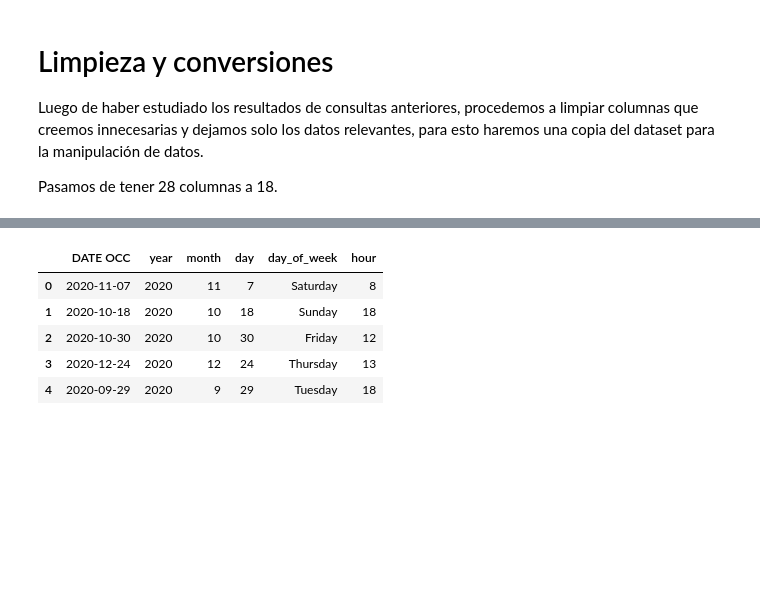
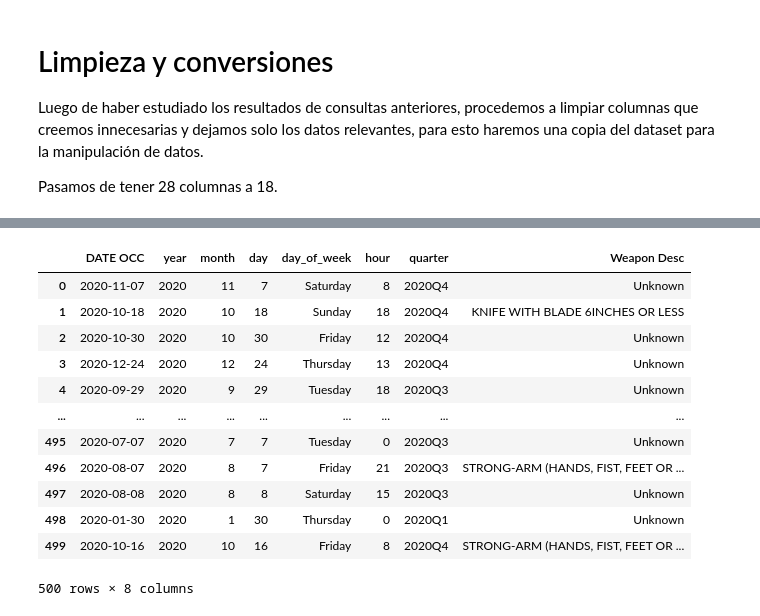
Before and after one commit to yub3r/CoderDataScience, a Jupyter notebook: ProyectoDS-Crime_Data_2020_24-Millan.ipynb, the cells around one changed output, grey strips where cells are left out. Saved outputs shown, nothing was run; the diff lists cells and outputs as text; code cells hidden in the pictures; blank space fills up the shorter version.

```diff
--- a/ProyectoDS-Crime_Data_2020_24-Millan.ipynb
+++ b/ProyectoDS-Crime_Data_2020_24-Millan.ipynb
@@ -145,31 +167,41 @@ memory usage: 1.4+ MB
 # %%
 # Convertimos las fechas/horas y nos quedamos solo con la fecha, sin hora la fija 12:00:00 AM.
 df_crime['Date Rptd'] = pd.to_datetime(df_crime['Date Rptd'], format="%m/%d/%Y %I:%M:%S %p", errors='coerce').dt.date
 df_crime['DATE OCC'] = pd.to_datetime(df_crime['DATE OCC'], format="%m/%d/%Y %I:%M:%S %p", errors='coerce').dt.date
 
 
-# Creamos nuevas columnas de tiempo a partir de DATE OCC para mejorar el analicis
+# Creamos nuevas columnas de tiempo a partir de DATE OCC para mejorar el analisis
 df_crime['year'] = pd.to_datetime(df_crime['DATE OCC']).dt.year
 df_crime['month'] = pd.to_datetime(df_crime['DATE OCC']).dt.month
 df_crime['day'] = pd.to_datetime(df_crime['DATE OCC']).dt.day
 df_crime['day_of_week'] = pd.to_datetime(df_crime['DATE OCC']).dt.day_name()
+df_crime["quarter"] = pd.to_datetime(df_crime["DATE OCC"]).dt.to_period("Q")
+
 
 
 # Extraemos la hora real del delito desde TIME OCC y lo pasamos al formato 24hs
 df_crime['hour'] = df_crime['TIME OCC'] // 100
 
 # Normalizar valores nulos
 df_crime['Vict Sex'] = df_crime['Vict Sex'].fillna('X')
 df_crime['Vict Descent'] = df_crime['Vict Descent'].fillna('X')
 df_crime['Premis Desc'] = df_crime['Premis Desc'].fillna('Unknown')
 df_crime['Weapon Desc'] = df_crime['Weapon Desc'].fillna('Unknown')
 
 # Revisamos el resultado
-df_crime[['DATE OCC','year','month','day','day_of_week','hour']].head()
+df_crime[['DATE OCC','year','month','day','day_of_week','hour', 'quarter', 'Weapon Desc']].head(500)
+# print(df_crime.info())
 # %% [output]
-|  | DATE OCC | year | month | day | day_of_week | hour |
-| 0 | 2020-11-07 | 2020 | 11 | 7 | Saturday | 8 |
-| 1 | 2020-10-18 | 2020 | 10 | 18 | Sunday | 18 |
-| 2 | 2020-10-30 | 2020 | 10 | 30 | Friday | 12 |
-| 3 | 2020-12-24 | 2020 | 12 | 24 | Thursday | 13 |
-| 4 | 2020-09-29 | 2020 | 9 | 29 | Tuesday | 18 |
+|  | DATE OCC | year | month | day | day_of_week | hour | quarter | Weapon Desc |
+| 0 | 2020-11-07 | 2020 | 11 | 7 | Saturday | 8 | 2020Q4 | Unknown |
+| 1 | 2020-10-18 | 2020 | 10 | 18 | Sunday | 18 | 2020Q4 | KNIFE WITH BLADE 6INCHES OR LESS |
+| 2 | 2020-10-30 | 2020 | 10 | 30 | Friday | 12 | 2020Q4 | Unknown |
+| 3 | 2020-12-24 | 2020 | 12 | 24 | Thursday | 13 | 2020Q4 | Unknown |
+| 4 | 2020-09-29 | 2020 | 9 | 29 | Tuesday | 18 | 2020Q3 | Unknown |
+| ... | ... | ... | ... | ... | ... | ... | ... | ... |
+| 495 | 2020-07-07 | 2020 | 7 | 7 | Tuesday | 0 | 2020Q3 | Unknown |
+| 496 | 2020-08-07 | 2020 | 8 | 7 | Friday | 21 | 2020Q3 | STRONG-ARM (HANDS, FIST, FEET OR ... |
+| 497 | 2020-08-08 | 2020 | 8 | 8 | Saturday | 15 | 2020Q3 | Unknown |
+| 498 | 2020-01-30 | 2020 | 1 | 30 | Thursday | 0 | 2020Q1 | Unknown |
+| 499 | 2020-10-16 | 2020 | 10 | 16 | Friday | 8 | 2020Q4 | STRONG-ARM (HANDS, FIST, FEET OR ... |
+500 rows × 8 columns
```
Also changed, not shown: parts of 21 cells of this notebook.
